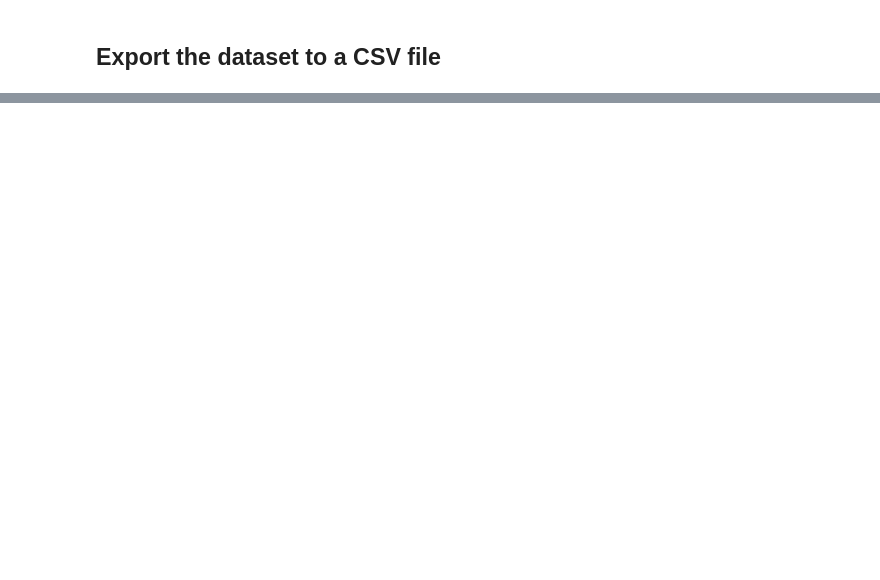
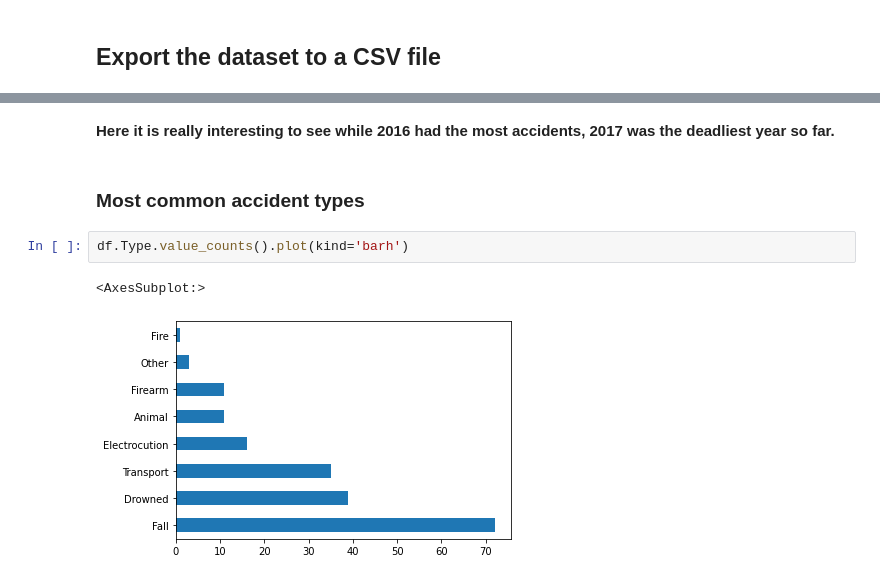
Before and after one commit to ichinichichi/Project-4, a Jupyter notebook: Project 4 -Selfie Deaths.ipynb, the cells around one changed output, grey strips where cells are left out. Cells and saved outputs as stored; diff of their text form; blank space fills up the shorter version.

```diff
--- a/Project 4 -Selfie Deaths.ipynb
+++ b/Project 4 -Selfie Deaths.ipynb
@@ -173,0 +354,9 @@ sp_df.to_csv('scrapeddata.csv', index=False, encoding='utf-8')
+# %% [markdown]
+**Here it is really interesting to see while 2016 had the most accidents, 2017 was the deadliest year so far.**
+# %% [markdown]
+### Most common accident types
+# %%
+df.Type.value_counts().plot(kind='barh')
+# %% [output]
+<AxesSubplot:>
+[figure, added]
```
Also changed, not shown: parts of 33 cells of this notebook, 1 other file.
